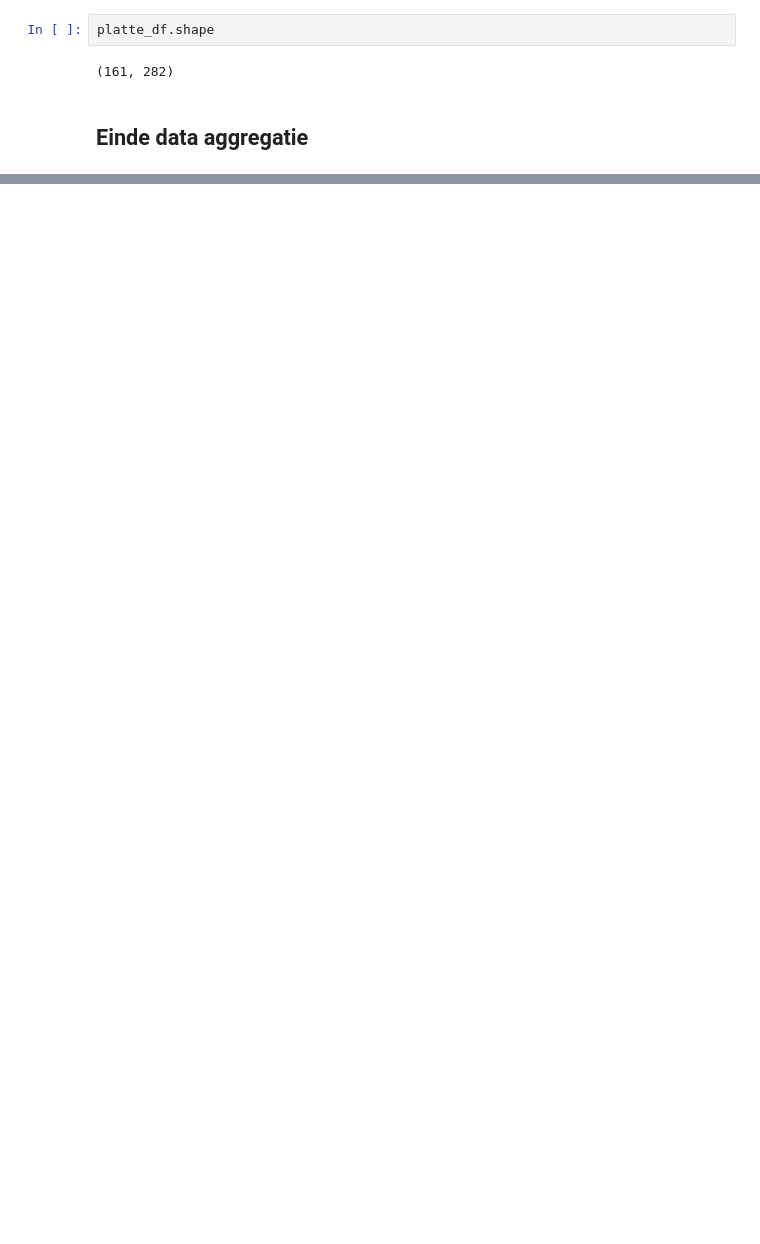
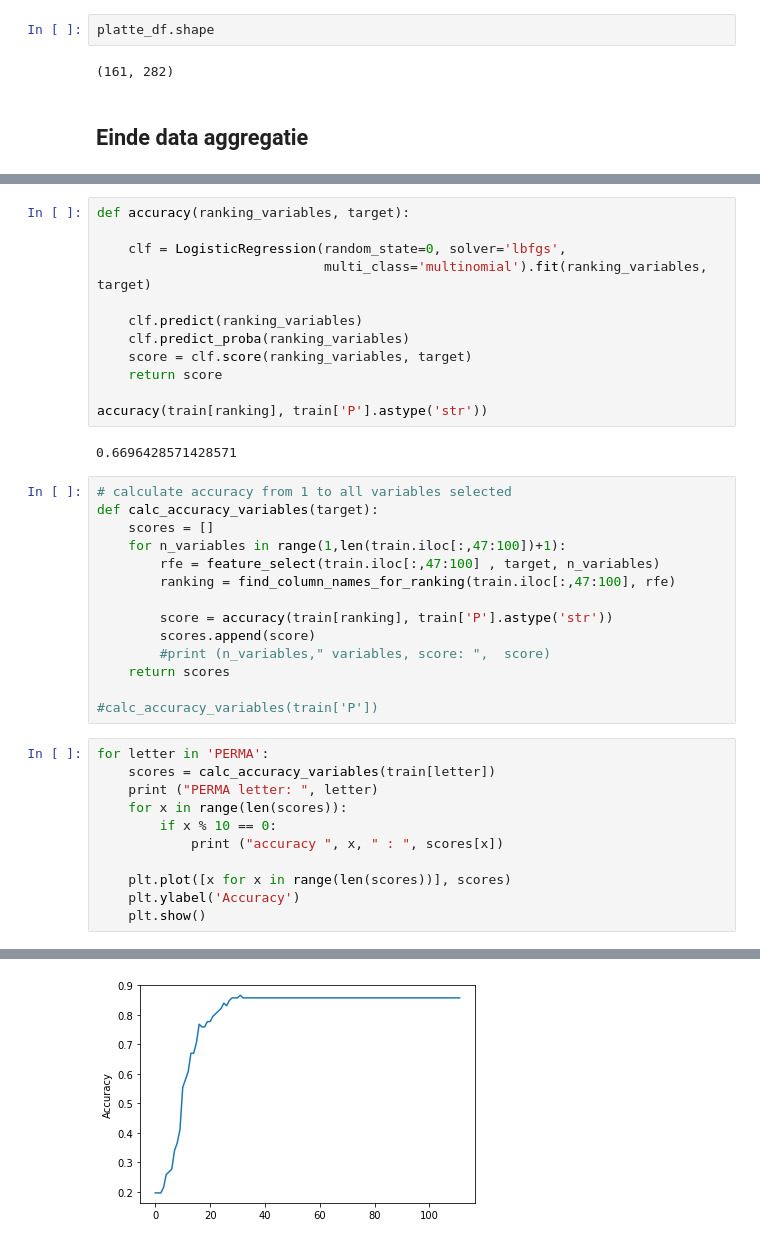
Before and after one commit to JeffreyBosman/FDScase2, a Jupyter notebook: Preprocessing_instagram_assignment.ipynb, the cells around one changed output, grey strips where cells are left out. Saved outputs shown, nothing was run; the diff lists cells and outputs as text; blank space fills up the shorter version.

```diff
--- a/Preprocessing_instagram_assignment.ipynb
+++ b/Preprocessing_instagram_assignment.ipynb
@@ -402,0 +412,40 @@ for Object in objectsCol:
+# %%
+def accuracy(ranking_variables, target):
+
+    clf = LogisticRegression(random_state=0, solver='lbfgs',
+                             multi_class='multinomial').fit(ranking_variables, target)
+
+    clf.predict(ranking_variables)
+    clf.predict_proba(ranking_variables)
+    score = clf.score(ranking_variables, target)
+    return score
+
+accuracy(train[ranking], train['P'].astype('str'))
+# %% [output]
+0.6696428571428571
+# %%
+# calculate accuracy from 1 to all variables selected
+def calc_accuracy_variables(target):
+    scores = []
+    for n_variables in range(1,len(train.iloc[:,47:100])+1):
+        rfe = feature_select(train.iloc[:,47:100] , target, n_variables)
+        ranking = find_column_names_for_ranking(train.iloc[:,47:100], rfe)
+
+        score = accuracy(train[ranking], train['P'].astype('str'))
+        scores.append(score)
+        #print (n_variables," variables, score: ",  score)
+    return scores
+
+#calc_accuracy_variables(train['P'])
+# %%
+for letter in 'PERMA':
+    scores = calc_accuracy_variables(train[letter])
+    print ("PERMA letter: ", letter)
+    for x in range(len(scores)):
+        if x % 10 == 0:
+            print ("accuracy ", x, " : ", scores[x])
+
+    plt.plot([x for x in range(len(scores))], scores)
+    plt.ylabel('Accuracy')
+    plt.show()
+# %% [output]
@@ -402,0 +465 @@ for Object in objectsCol:
+[figure, added]
```
Also changed, not shown: parts of 44 cells of this notebook.
